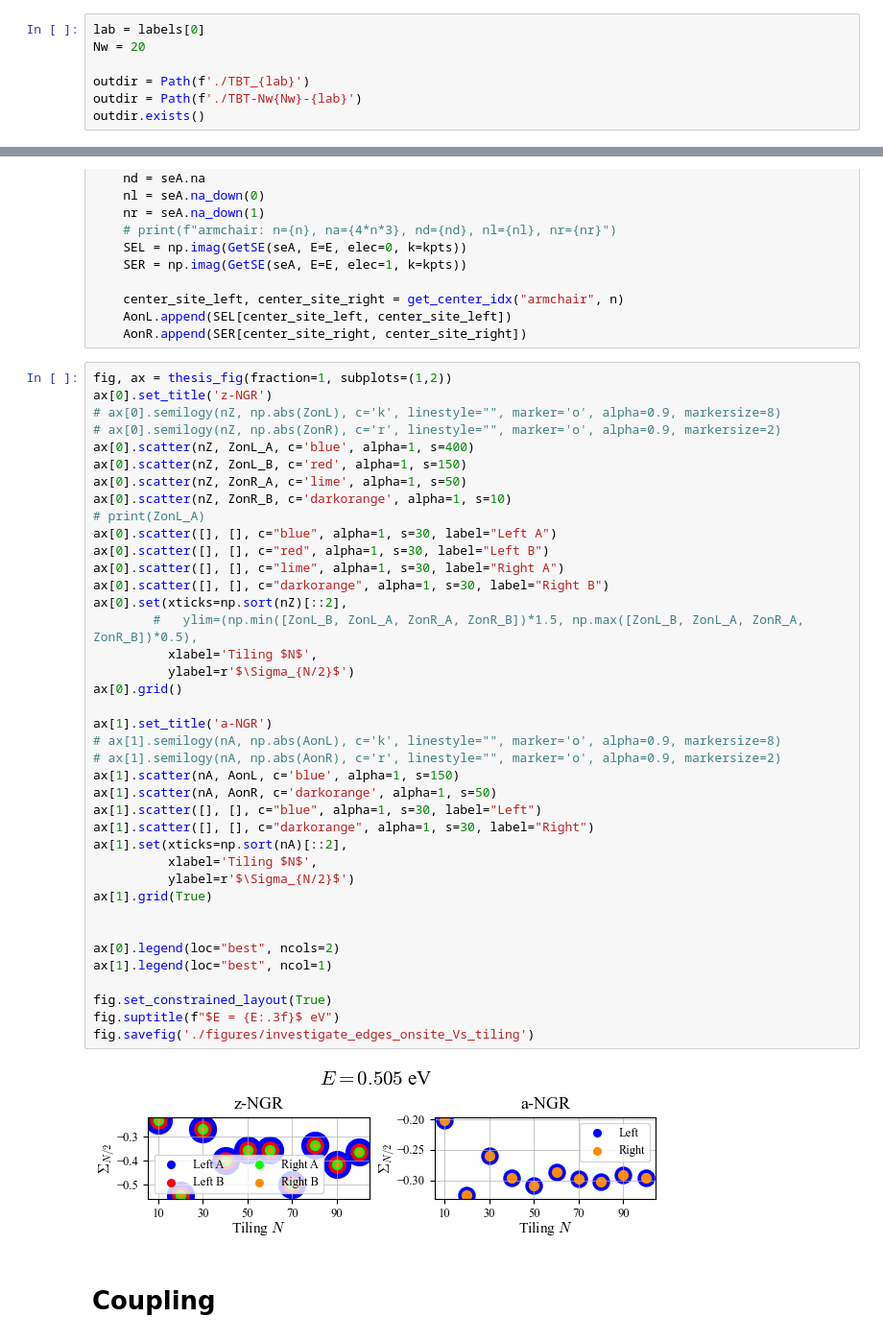
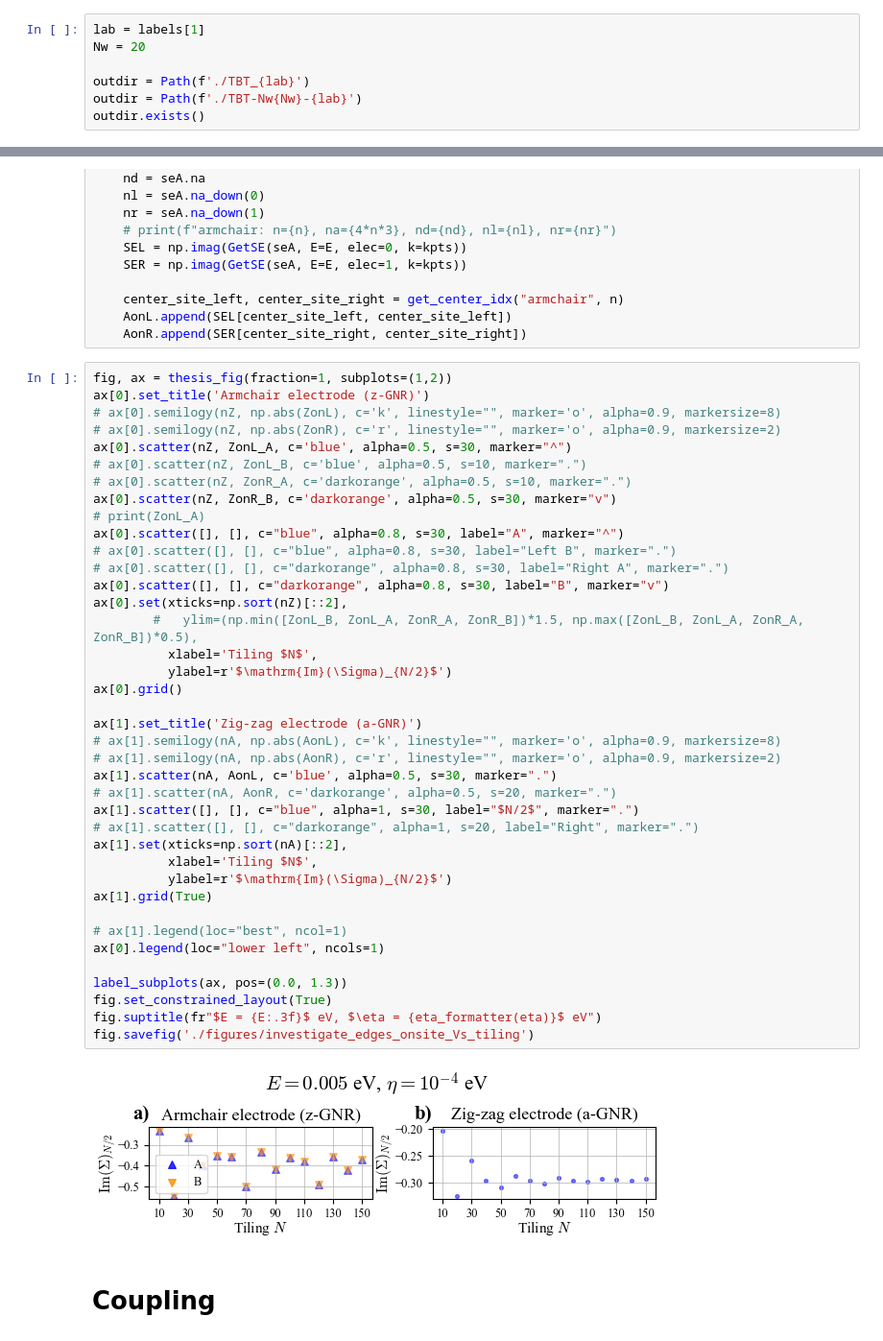
Before and after one commit to BastianValhoj/QTM-ML, a Jupyter notebook: scripts/overnight/siesta-calcs/investigate_edges.ipynb, the cells around one changed output, grey strips where cells are left out. Shown at 96% size. Cells and saved outputs as stored; diff of their text form.

Commit message:
improved plots and new plot for Sigma vs neighbor for N=150

```diff
--- a/scripts/overnight/siesta-calcs/investigate_edges.ipynb
+++ b/scripts/overnight/siesta-calcs/investigate_edges.ipynb
@@ -19,7 +27,7 @@ def showidx(geom):
 # %%
 labels = ['zigzag', 'armchair']
 # %%
-lab = labels[0]
+lab = labels[1]
 Nw = 20
 
 outdir = Path(f'./TBT_{lab}')
@@ -286,45 +294,45 @@ for arm in arm_dir:
     AonR.append(SER[center_site_right, center_site_right])
 # %%
 fig, ax = thesis_fig(fraction=1, subplots=(1,2))
-ax[0].set_title('z-NGR')
+ax[0].set_title('Armchair electrode (z-GNR)')
 # ax[0].semilogy(nZ, np.abs(ZonL), c='k', linestyle="", marker='o', alpha=0.9, markersize=8)
 # ax[0].semilogy(nZ, np.abs(ZonR), c='r', linestyle="", marker='o', alpha=0.9, markersize=2)
-ax[0].scatter(nZ, ZonL_A, c='blue', alpha=1, s=400)
-ax[0].scatter(nZ, ZonL_B, c='red', alpha=1, s=150)
-ax[0].scatter(nZ, ZonR_A, c='lime', alpha=1, s=50)
-ax[0].scatter(nZ, ZonR_B, c='darkorange', alpha=1, s=10)
+ax[0].scatter(nZ, ZonL_A, c='blue', alpha=0.5, s=30, marker="^")
+# ax[0].scatter(nZ, ZonL_B, c='blue', alpha=0.5, s=10, marker=".")
+# ax[0].scatter(nZ, ZonR_A, c='darkorange', alpha=0.5, s=10, marker=".")
+ax[0].scatter(nZ, ZonR_B, c='darkorange', alpha=0.5, s=30, marker="v")
 # print(ZonL_A)
-ax[0].scatter([], [], c="blue", alpha=1, s=30, label="Left A")
-ax[0].scatter([], [], c="red", alpha=1, s=30, label="Left B")
-ax[0].scatter([], [], c="lime", alpha=1, s=30, label="Right A")
-ax[0].scatter([], [], c="darkorange", alpha=1, s=30, label="Right B")
+ax[0].scatter([], [], c="blue", alpha=0.8, s=30, label="A", marker="^")
+# ax[0].scatter([], [], c="blue", alpha=0.8, s=30, label="Left B", marker=".")
+# ax[0].scatter([], [], c="darkorange", alpha=0.8, s=30, label="Right A", marker=".")
+ax[0].scatter([], [], c="darkorange", alpha=0.8, s=30, label="B", marker="v")
 ax[0].set(xticks=np.sort(nZ)[::2],
         #   ylim=(np.min([ZonL_B, ZonL_A, ZonR_A, ZonR_B])*1.5, np.max([ZonL_B, ZonL_A, ZonR_A, ZonR_B])*0.5),
           xlabel='Tiling $N$',
-          ylabel=r'$\Sigma_{N/2}$')
+          ylabel=r'$\mathrm{Im}(\Sigma)_{N/2}$')
 ax[0].grid()
 
-ax[1].set_title('a-NGR')
+ax[1].set_title('Zig-zag electrode (a-GNR)')
 # ax[1].semilogy(nA, np.abs(AonL), c='k', linestyle="", marker='o', alpha=0.9, markersize=8)
 # ax[1].semilogy(nA, np.abs(AonR), c='r', linestyle="", marker='o', alpha=0.9, markersize=2)
-ax[1].scatter(nA, AonL, c='blue', alpha=1, s=150)
-ax[1].scatter(nA, AonR, c='darkorange', alpha=1, s=50)
-ax[1].scatter([], [], c="blue", alpha=1, s=30, label="Left")
-ax[1].scatter([], [], c="darkorange", alpha=1, s=30, label="Right")
+ax[1].scatter(nA, AonL, c='blue', alpha=0.5, s=30, marker=".")
+# ax[1].scatter(nA, AonR, c='darkorange', alpha=0.5, s=20, marker=".")
+ax[1].scatter([], [], c="blue", alpha=1, s=30, label="$N/2$", marker=".")
+# ax[1].scatter([], [], c="darkorange", alpha=1, s=20, label="Right", marker=".")
 ax[1].set(xticks=np.sort(nA)[::2],
           xlabel='Tiling $N$',
-          ylabel=r'$\Sigma_{N/2}$')
+          ylabel=r'$\mathrm{Im}(\Sigma)_{N/2}$')
 ax[1].grid(True)
 
+# ax[1].legend(loc="best", ncol=1)
+ax[0].legend(loc="lower left", ncols=1)
 
-ax[0].legend(loc="best", ncols=2)
-ax[1].legend(loc="best", ncol=1)
-
+label_subplots(ax, pos=(0.0, 1.3))
 fig.set_constrained_layout(True)
-fig.suptitle(f"$E = {E:.3f}$ eV")
+fig.suptitle(fr"$E = {E:.3f}$ eV, $\eta = {eta_formatter(eta)}$ eV")
 fig.savefig('./figures/investigate_edges_onsite_Vs_tiling')
 # %% [output]
-[figure, old version]
+[figure, new version]
 # %% [markdown]
 # Coupling
 # %%
```
Also changed, not shown: parts of 12 cells of this notebook.
